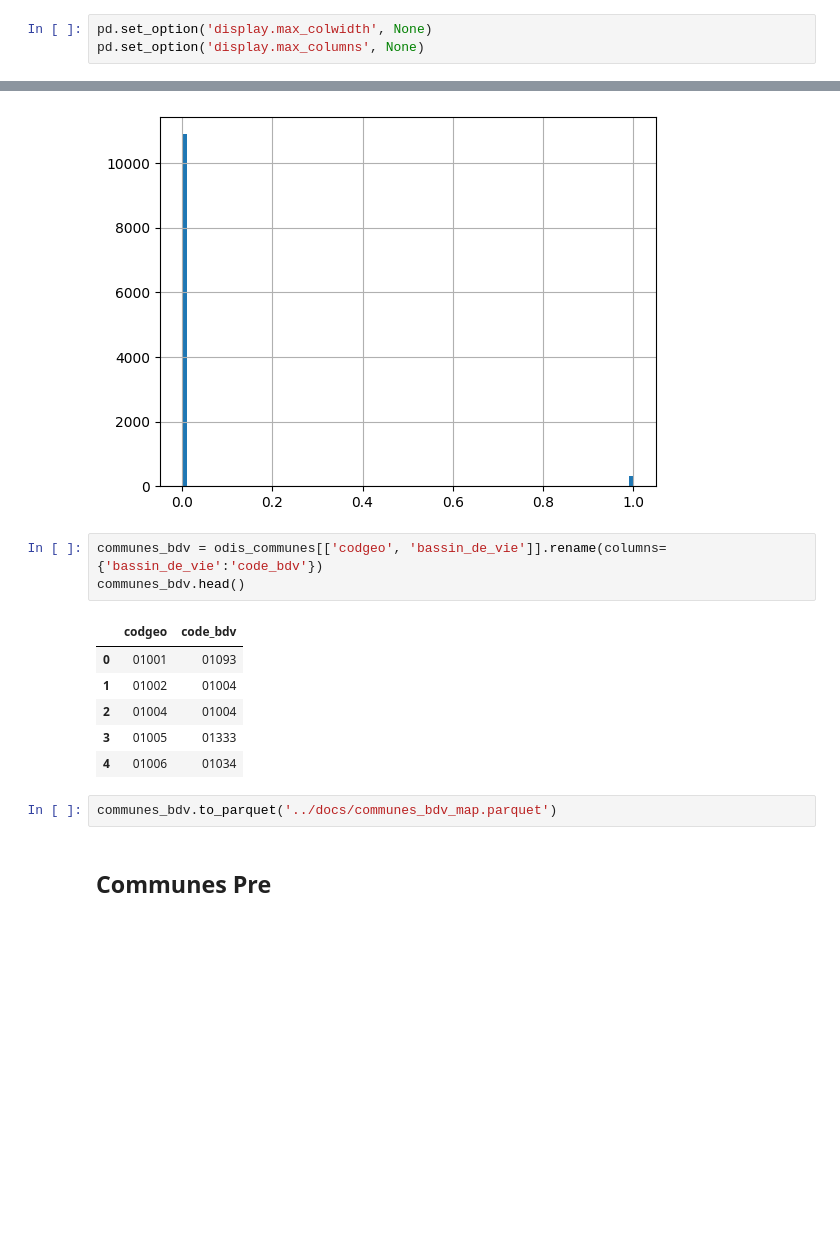
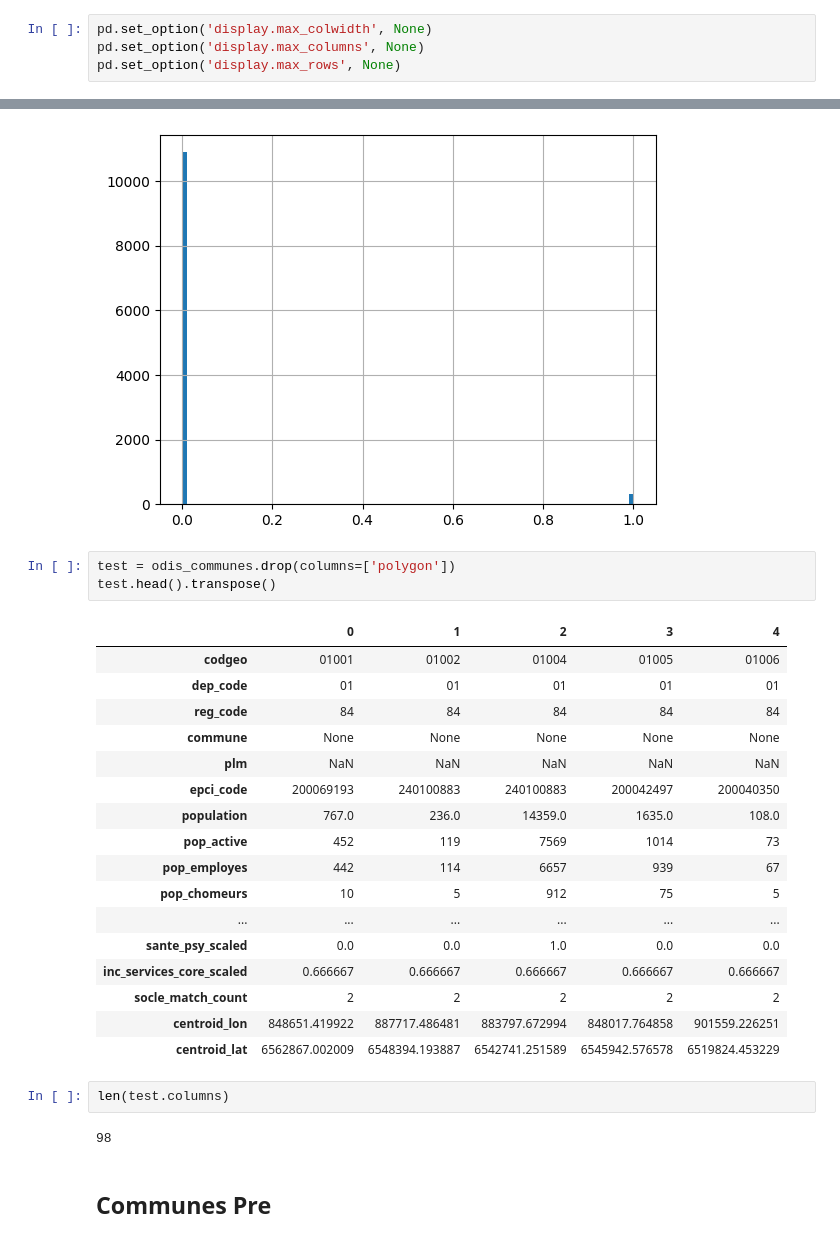
Before and after one commit to jbesan/13_odis_stream2, a Jupyter notebook: notebooks/odis_check_data.ipynb, the cells around one changed output, grey strips where cells are left out. Drawn from its saved outputs; the diff is of its cells as text; blank space fills up the shorter version.

```diff
--- a/notebooks/odis_check_data.ipynb
+++ b/notebooks/odis_check_data.ipynb
@@ -6,6 +6,7 @@ import os
 # %%
 pd.set_option('display.max_colwidth', None)
 pd.set_option('display.max_columns', None)
+pd.set_option('display.max_rows', None)
 # %%
 ## We load datasets
 
@@ -78,18 +79,31 @@ odis_communes.inc_asso_refug_scaled.hist(bins=100)
 # %% [output]
 <Axes: >
 [figure]
-# %%
-communes_bdv = odis_communes[['codgeo', 'bassin_de_vie']].rename(columns={'bassin_de_vie':'code_bdv'})
-communes_bdv.head()
-# %% [output]
-|  | codgeo | code_bdv |
-| 0 | 01001 | 01093 |
-| 1 | 01002 | 01004 |
-| 2 | 01004 | 01004 |
-| 3 | 01005 | 01333 |
-| 4 | 01006 | 01034 |
-# %%
-communes_bdv.to_parquet('../docs/communes_bdv_map.parquet')
+# %%
+test = odis_communes.drop(columns=['polygon'])
+test.head().transpose()
+# %% [output]
+|  | 0 | 1 | 2 | 3 | 4 |
+| codgeo | 01001 | 01002 | 01004 | 01005 | 01006 |
+| dep_code | 01 | 01 | 01 | 01 | 01 |
+| reg_code | 84 | 84 | 84 | 84 | 84 |
+| commune | None | None | None | None | None |
+| plm | NaN | NaN | NaN | NaN | NaN |
+| epci_code | 200069193 | 240100883 | 240100883 | 200042497 | 200040350 |
+| population | 767.0 | 236.0 | 14359.0 | 1635.0 | 108.0 |
+| pop_active | 452 | 119 | 7569 | 1014 | 73 |
+| pop_employes | 442 | 114 | 6657 | 939 | 67 |
+| pop_chomeurs | 10 | 5 | 912 | 75 | 5 |
+| ... | ... | ... | ... | ... | ... |
+| sante_psy_scaled | 0.0 | 0.0 | 1.0 | 0.0 | 0.0 |
+| inc_services_core_scaled | 0.666667 | 0.666667 | 0.666667 | 0.666667 | 0.666667 |
+| socle_match_count | 2 | 2 | 2 | 2 | 2 |
+| centroid_lon | 848651.419922 | 887717.486481 | 883797.672994 | 848017.764858 | 901559.226251 |
+| centroid_lat | 6562867.002009 | 6548394.193887 | 6542741.251589 | 6545942.576578 | 6519824.453229 |
+# %%
+len(test.columns)
+# %% [output]
+98
 # %% [markdown]
 ## Communes Pre
 # %%
```
Also changed, not shown: 1 other file.
